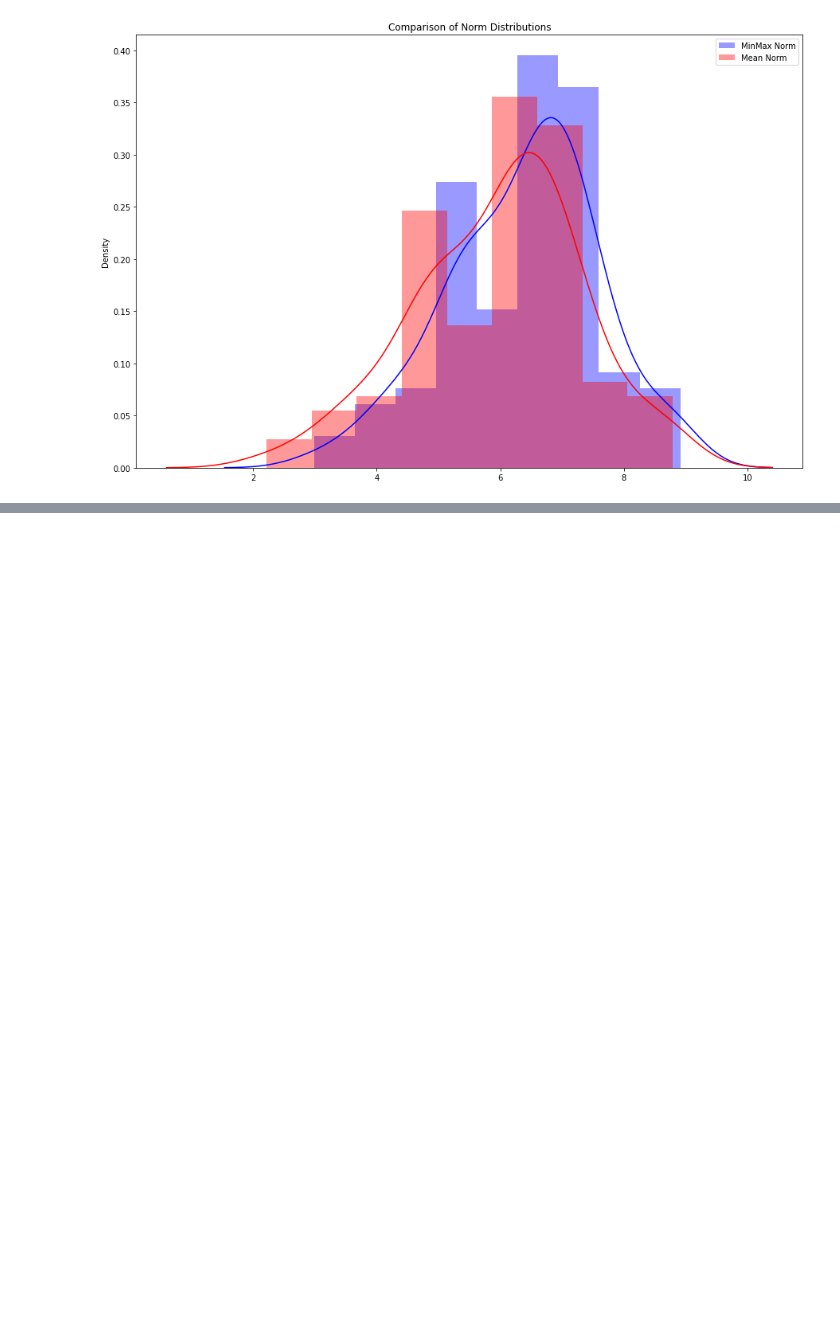
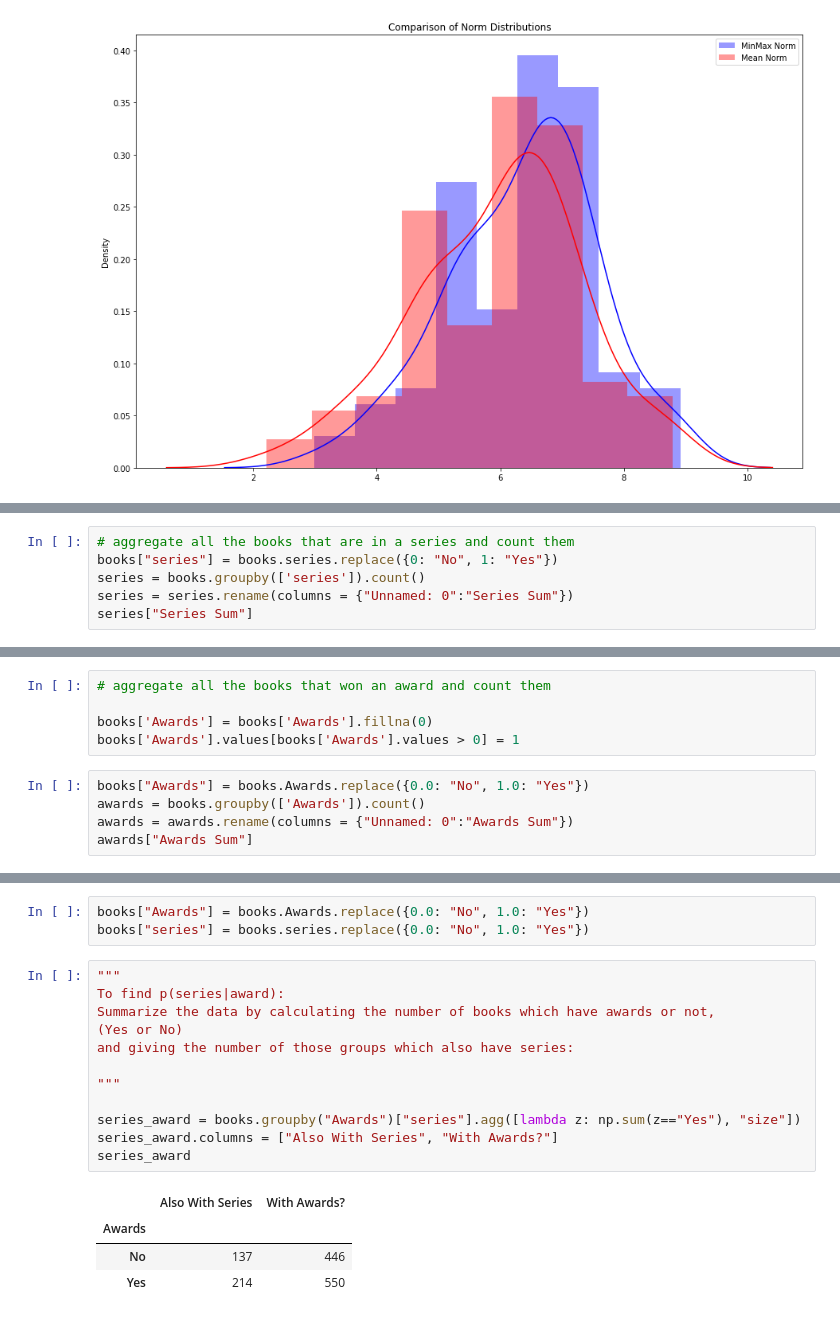
Before and after one commit to lorenzodemiri/Project_Snape, a Jupyter notebook: visualization_kimberley.ipynb, the cells around one changed output, grey strips where cells are left out. Drawn from its saved outputs; the diff is of its cells as text; blank space fills up the shorter version.

```diff
--- a/visualization_kimberley.ipynb
+++ b/visualization_kimberley.ipynb
@@ -97,0 +113,6 @@ plt.savefig('norm_dists.jpg')
+# %%
+# aggregate all the books that are in a series and count them
+books["series"] = books.series.replace({0: "No", 1: "Yes"})
+series = books.groupby(['series']).count()
+series = series.rename(columns = {"Unnamed: 0":"Series Sum"})
+series["Series Sum"]
@@ -97,0 +132,10 @@ plt.savefig('norm_dists.jpg')
+# %%
+# aggregate all the books that won an award and count them
+
+books['Awards'] = books['Awards'].fillna(0)
+books['Awards'].values[books['Awards'].values > 0] = 1
+# %%
+books["Awards"] = books.Awards.replace({0.0: "No", 1.0: "Yes"})
+awards = books.groupby(['Awards']).count()
+awards = awards.rename(columns = {"Unnamed: 0":"Awards Sum"})
+awards["Awards Sum"]
@@ -97,0 +155,20 @@ plt.savefig('norm_dists.jpg')
+# %%
+books["Awards"] = books.Awards.replace({0.0: "No", 1.0: "Yes"})
+books["series"] = books.series.replace({0.0: "No", 1.0: "Yes"})
+# %%
+"""
+To find p(series|award):
+Summarize the data by calculating the number of books which have awards or not,
+(Yes or No)
+and giving the number of those groups which also have series:
+
+"""
+
+series_award = books.groupby("Awards")["series"].agg([lambda z: np.sum(z=="Yes"), "size"])
+series_award.columns = ["Also With Series", "With Awards?"]
+series_award
+# %% [output]
+|  | Also With Series | With Awards? |
+| Awards |  |  |
+| No | 137 | 446 |
+| Yes | 214 | 550 |
```
Also changed, not shown: parts of 12 cells of this notebook.
